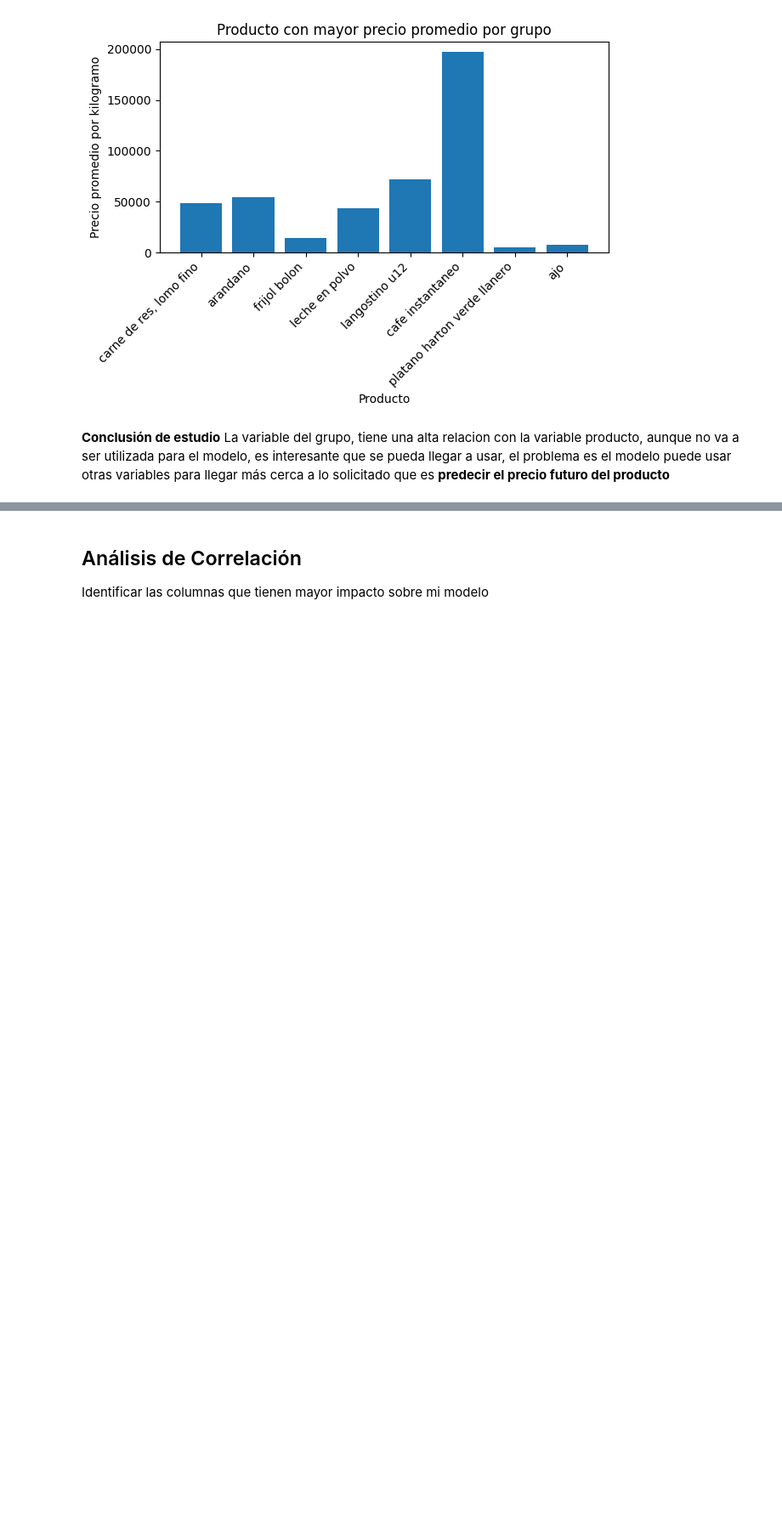
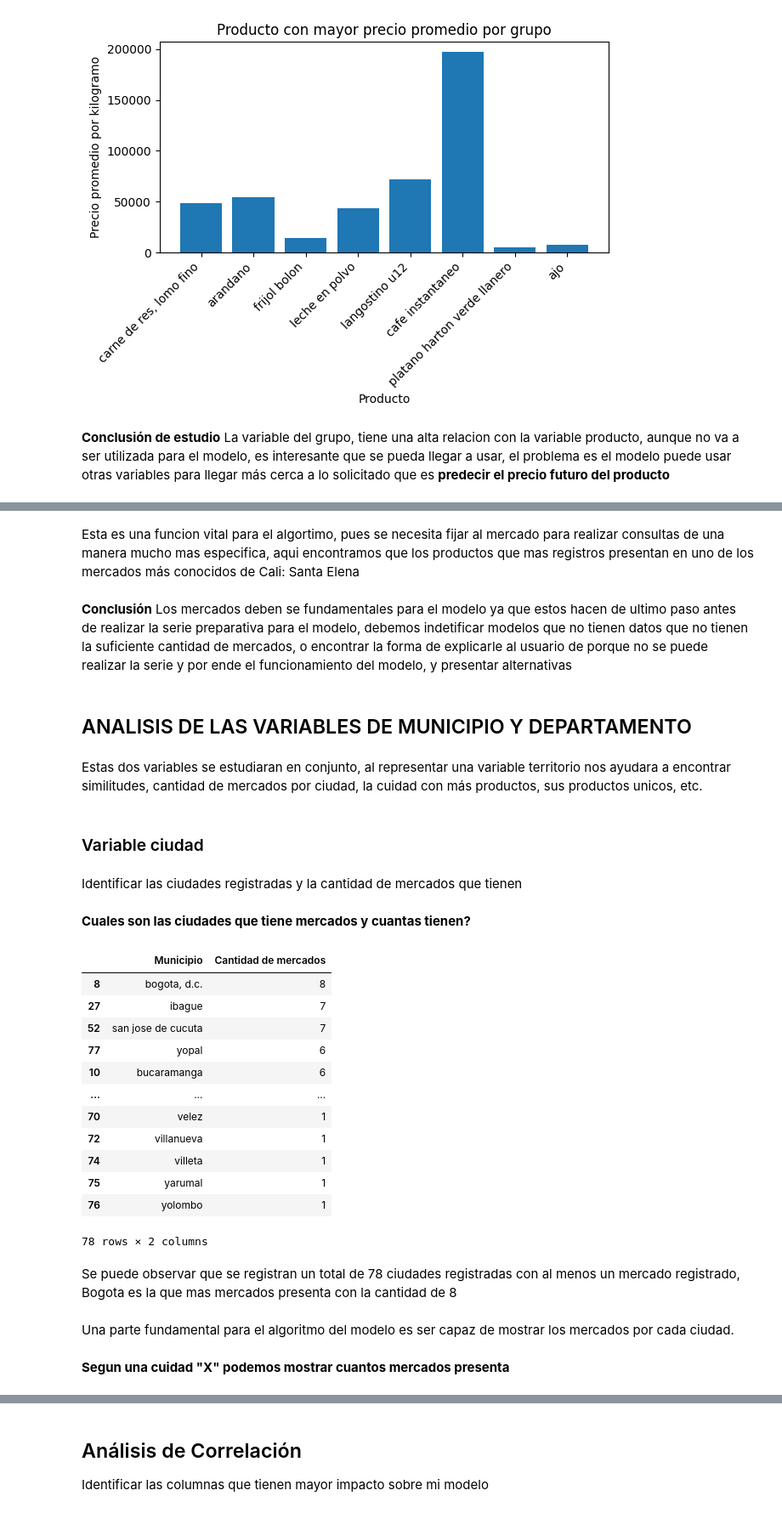
Before and after one commit to daniel-barona/proyecto_ciencia_datos, a Jupyter notebook: src/03_EDA.ipynb, the cells around one changed output, grey strips where cells are left out. Shown at 85% size. Saved outputs shown, nothing was run; the diff lists cells and outputs as text; code cells hidden in the pictures; blank space fills up the shorter version.

```diff
--- a/src/03_EDA.ipynb
+++ b/src/03_EDA.ipynb
@@ -223,0 +332,42 @@ plt.show()
+# %% [markdown]
+Esta es una funcion vital para el algortimo, pues se necesita fijar al mercado para realizar consultas de una manera mucho mas especifica, aqui encontramos que los productos que mas registros presentan en uno de los mercados más conocidos de Cali: Santa Elena
+# %% [markdown]
+**Conclusión** Los mercados deben se fundamentales para el modelo ya que estos hacen de ultimo paso antes de realizar la serie preparativa para el modelo, debemos indetificar modelos que no tienen datos que no tienen la suficiente cantidad de mercados, o encontrar la forma de explicarle al usuario de porque no se puede realizar la serie y por ende el funcionamiento del modelo, y presentar alternativas
+# %% [markdown]
+## ANALISIS DE LAS VARIABLES DE MUNICIPIO Y DEPARTAMENTO
+# %% [markdown]
+Estas dos variables se estudiaran en conjunto, al representar una variable territorio nos ayudara a encontrar similitudes, cantidad de mercados por ciudad, la cuidad con más productos, sus productos unicos, etc.
+# %% [markdown]
+### Variable ciudad
+# %% [markdown]
+Identificar las ciudades registradas y la cantidad de mercados que tienen
+# %% [markdown]
+**Cuales son las ciudades que tiene mercados y cuantas tienen?**
+# %%
+mercados_por_ciudad = (
+    df.groupby("Municipio")["Mercado"]
+      .nunique()
+      .reset_index(name="Cantidad de mercados")
+      .sort_values("Cantidad de mercados", ascending=False)
+)
+mercados_por_ciudad
+# %% [output]
+|  | Municipio | Cantidad de mercados |
+| 8 | bogota, d.c. | 8 |
+| 27 | ibague | 7 |
+| 52 | san jose de cucuta | 7 |
+| 77 | yopal | 6 |
+| 10 | bucaramanga | 6 |
+| ... | ... | ... |
+| 70 | velez | 1 |
+| 72 | villanueva | 1 |
+| 74 | villeta | 1 |
+| 75 | yarumal | 1 |
+| 76 | yolombo | 1 |
+78 rows × 2 columns
+# %% [markdown]
+Se puede observar que se registran un total de 78 ciudades registradas con al menos un mercado registrado, Bogota es la que mas mercados presenta con la cantidad de 8
+# %% [markdown]
+Una parte fundamental para el algoritmo del modelo es ser capaz de mostrar los mercados por cada ciudad.
+# %% [markdown]
+**Segun una cuidad "X" podemos mostrar cuantos mercados presenta**
```
Also changed, not shown: parts of 18 cells of this notebook.
